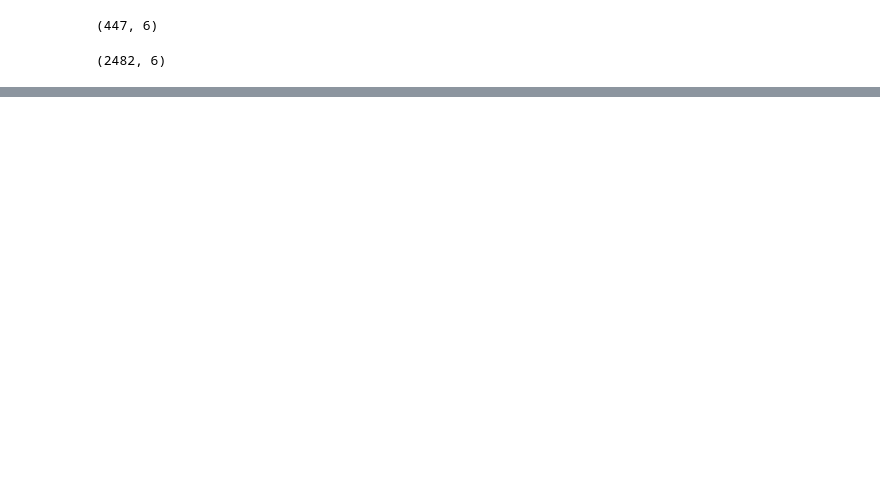
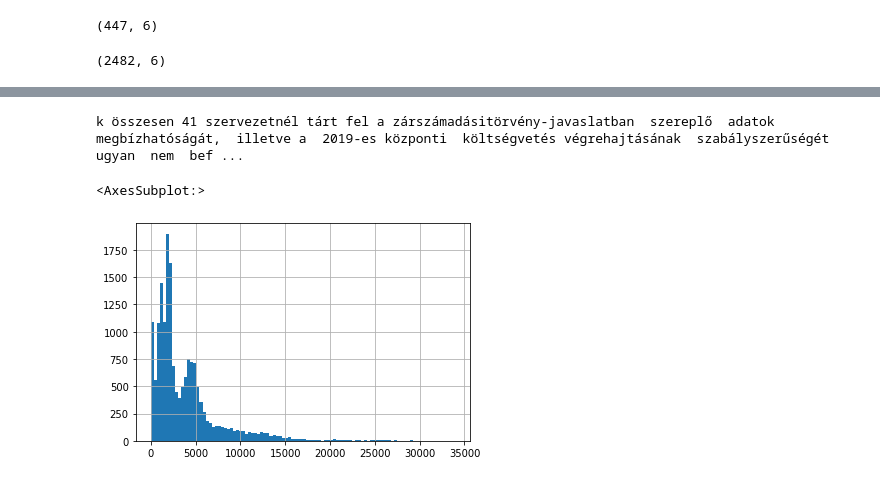
Before and after one commit to adamvig96/Hungarian_online-media_network, a Jupyter notebook: speech_text/extract text.ipynb, the cells around one changed output, grey strips where cells are left out. Cells and saved outputs as stored; diff of their text form; code cells hidden in the pictures; blank space fills up the shorter version.

```diff
--- a/speech_text/extract text.ipynb
+++ b/speech_text/extract text.ipynb
@@ -152,3 +152,6 @@ for file in tqdm(file_list):
     df_concated = pd.concat([df_concated, df])
 # %% [output]
 KeyboardInterrupt:
+# %%
+df = pd.read_pickle("text_speeches.pkl").reset_index(drop=True)
+df["name"] = df["name"].str.replace("  "," ")
@@ -198,0 +170,9 @@ df_concated
+# %%
+df.loc[df["len"]>30000].loc[13693,"text"]
+# %% [output]
+k összesen 41 szervezetnél tárt fel a zárszámadásitörvény-javaslatban  szereplő  adatok  megbízhatóságát,  illetve a  2019-es központi  költségvetés végrehajtásának  szabályszerűségét  ugyan  nem  bef ...
+# %%
+df["len"].hist(bins=100)
+# %% [output]
+<AxesSubplot:>
+[figure, added]
```
Also changed, not shown: parts of 4 cells of this notebook, 8 other files.
